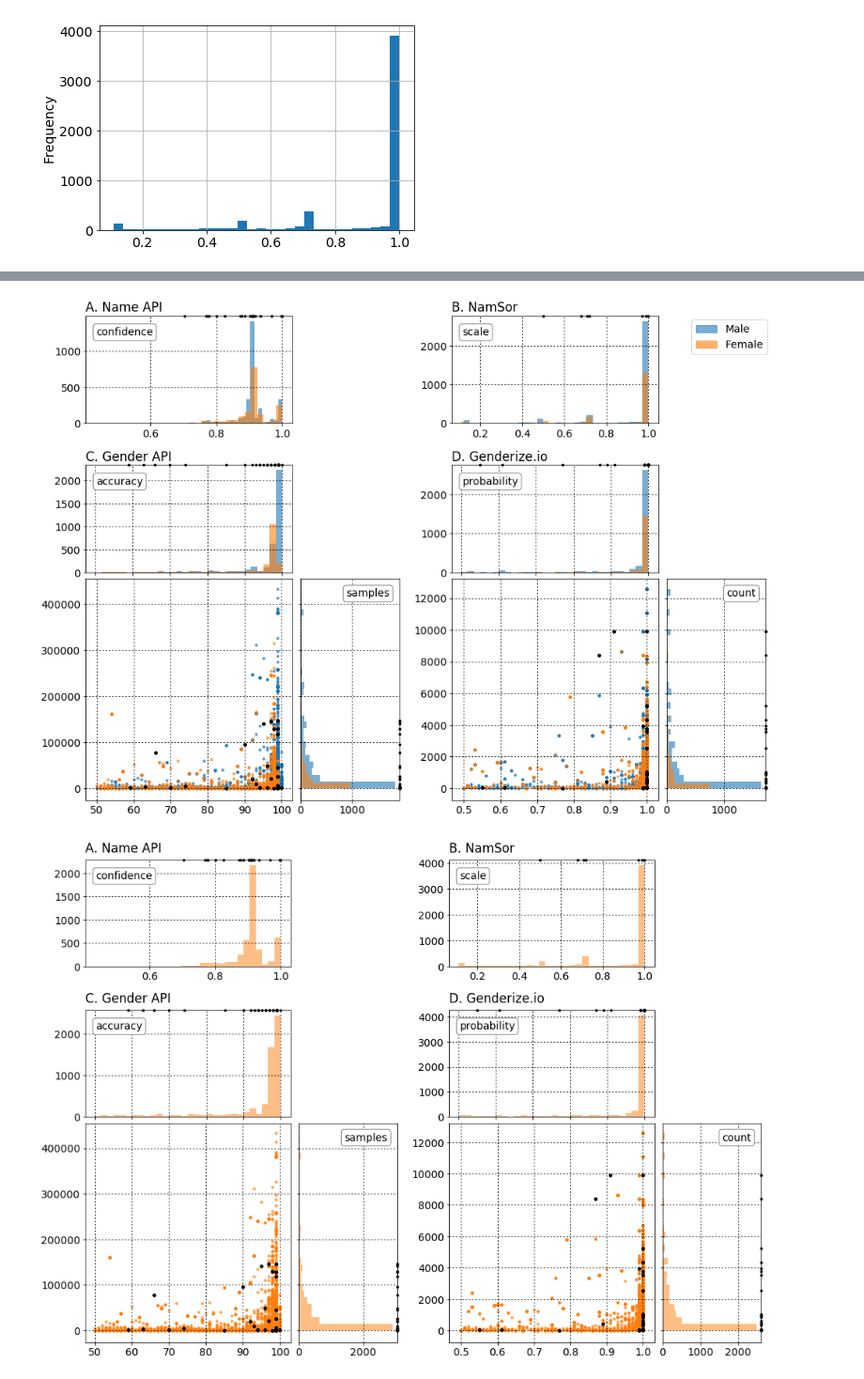
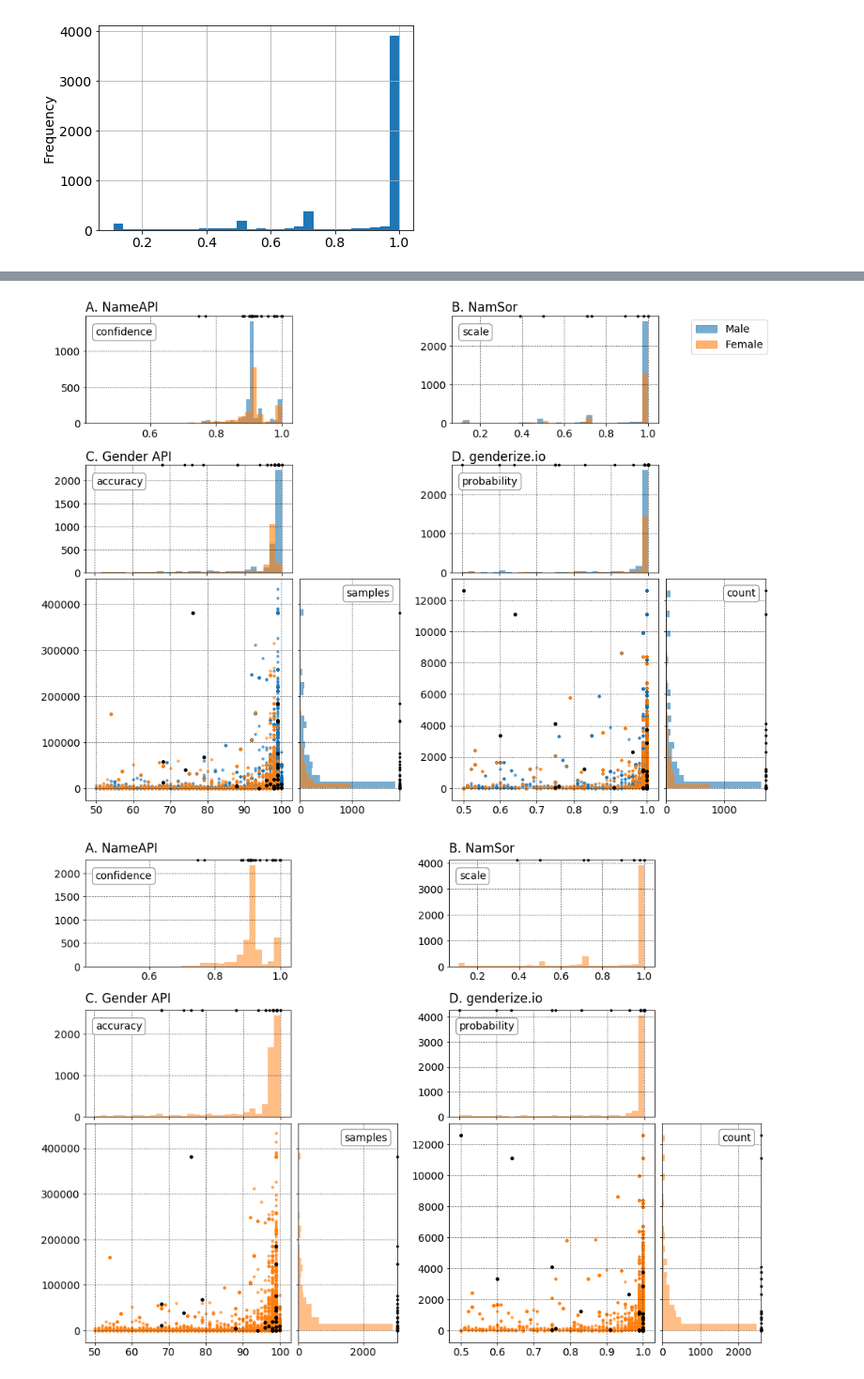
Before and after one commit to GenderGapSTEM-PublicationAnalysis/name_gender_inference, a Jupyter notebook: Plot_parameter_distribution.ipynb, the cells around one changed output, grey strips where cells are left out. Shown at 94% size. Cells and saved outputs as stored; diff of their text form; code cells hidden in the pictures.

Commit message:
Implemented name correction for NameAPI in notebook with parameter space plot; also written Genderize.io in lowercase in legend

```diff
--- a/Plot_parameter_distribution.ipynb
+++ b/Plot_parameter_distribution.ipynb
@@ -43,7 +43,7 @@ REGISTERED_EVALUATORS
  evaluators.GenderGuesserEvaluator,
  evaluators.GenderizeIoEvaluator]
 # %%
-evs_plot = [NamesAPIEvaluator, NamSorEvaluator, GenderAPIEvaluator, GenderizeIoEvaluator]
+evs_plot = [NameAPIEvaluator, NamSorEvaluator, GenderAPIEvaluator, GenderizeIoEvaluator]
 # %%
 def load_ev(serv):
     ev = serv('all')
@@ -380,10 +380,10 @@ mpl.plot_hist(ev1.test_data[ev1.test_data.gender=='m'], ev1.tuning_params[0], 1,
 mpl.plot_hist(ev1.test_data[ev1.test_data.gender=='f'], ev1.tuning_params[0], 1, bins=nbins, color=color_f,
               alpha=alpha, leg=True)
 
-mpl.plot_grid(grid_30_30['names_api'], ev1.tuning_params, 1, color=color_grid, markersize=markersize_grid,
+mpl.plot_grid(grid_30_30['name_api'], ev1.tuning_params, 1, color=color_grid, markersize=markersize_grid,
               alpha=alpha_grid, marker='.')
 
-mpl.ax1.set_title('A. Name API', loc='left')
+mpl.ax1.set_title('A. NameAPI', loc='left')
 
 # Namsor
 mpl.plot_hist(ev2.test_data[ev2.test_data.gender=='m'], ev2.tuning_params[0], 2, bins=nbins, color=color_m,
@@ -427,7 +427,7 @@ mpl.plot_grid(grid_30_30['genderize_io'], ev4.tuning_params[0:1], (4,2), color=c
 mpl.plot_grid(grid_30_30['genderize_io'], ev4.tuning_params[1:2], (4,1), color=color_grid,
               markersize=markersize_grid, alpha=alpha_grid, marker='.')
 
-mpl.ax8.set_title('D. Genderize.io', loc='left')
+mpl.ax8.set_title('D. genderize.io', loc='left')
 
 p1 = mpatches.Patch(color=color_m, label='Male', alpha=alpha)
 p2 = mpatches.Patch(color=color_f, label='Female', alpha=alpha)
@@ -438,7 +438,7 @@ plt.legend(handles=[p1, p2], bbox_to_anchor=[1.55, 2.4], fontsize=14, shadow=Fal
 plt.tight_layout()
 #plt.savefig('paper/submission/parameter_distribution.pdf', bbox_inches='tight')
 # %% [output]
-[figure, old version]
+[figure, new version]
 # %%
 matplotlib.rcParams.update({'font.size': 14})
 # %%
@@ -457,10 +457,10 @@ mpl = MegaPlot()
 mpl.plot_hist(ev1.test_data, ev1.tuning_params[0], 1, bins=nbins, color=color,
               alpha=alpha, leg=True)
 
-mpl.plot_grid(grid_30_30['names_api'], ev1.tuning_params, 1, color=color_grid, markersize=markersize_grid,
+mpl.plot_grid(grid_30_30['name_api'], ev1.tuning_params, 1, color=color_grid, markersize=markersize_grid,
               alpha=alpha_grid, marker='.')
 
-mpl.ax1.set_title('A. Name API', loc='left', y=raise_title)
+mpl.ax1.set_title('A. NameAPI', loc='left', y=raise_title)
 
 # Namsor
 mpl.plot_hist(ev2.test_data, ev2.tuning_params[0], 2, bins=nbins, color=color,
@@ -474,32 +474,32 @@ mpl.ax2.set_title('B. NamSor', loc='left', y=raise_title)
 # Gender API
 mpl.plot_triple(ev3.test_data, ev3.tuning_params[0], ev3.tuning_params[1], 3, bins=nbins,
          color=color, alpha=alpha, markersize=10, leg=True, logy=False)
 
 mpl.plot_grid(grid_30_30['gender_api'], ev3.tuning_params, 3, color=color_grid,
               markersize=markersize_grid*2, alpha=alpha_grid, marker='.')
 
 mpl.plot_grid(grid_30_30['gender_api'], ev3.tuning_params[0:1], (3,2), color=color_grid,
               markersize=markersize_grid, alpha=alpha_grid, marker='.')
 mpl.plot_grid(grid_30_30['gender_api'], ev3.tuning_params[1:2], (3,1), color=color_grid,
               markersize=markersize_grid, alpha=alpha_grid, marker='.')
 
 mpl.ax5.set_title('C. Gender API', loc='left', y=raise_title)
 
 # Genderize
 mpl.plot_triple(ev4.test_data, ev4.tuning_params[0], ev4.tuning_params[1], 4, bins=nbins,
          color=color, alpha=alpha, markersize=10, leg=True, logy=False)
 
 mpl.plot_grid(grid_30_30['genderize_io'], ev4.tuning_params, 4, color=color_grid,
               markersize=markersize_grid*2, alpha=alpha_grid, marker='.')
 
 mpl.plot_grid(grid_30_30['genderize_io'], ev4.tuning_params[0:1], (4,2), color=color_grid,
               markersize=markersize_grid, alpha=alpha_grid, marker='.')
 mpl.plot_grid(grid_30_30['genderize_io'], ev4.tuning_params[1:2], (4,1), color=color_grid,
               markersize=markersize_grid, alpha=alpha_grid, marker='.')
 
-mpl.ax8.set_title('D. Genderize.io', loc='left', y=raise_title)
+mpl.ax8.set_title('D. genderize.io', loc='left', y=raise_title)
 
 plt.tight_layout()
 plt.savefig('paper/submission/parameter_distribution.pdf', bbox_inches='tight')
 # %% [output]
-[figure, old version]
+[figure, new version]
```
Also changed, not shown: parts of 16 cells of this notebook.
